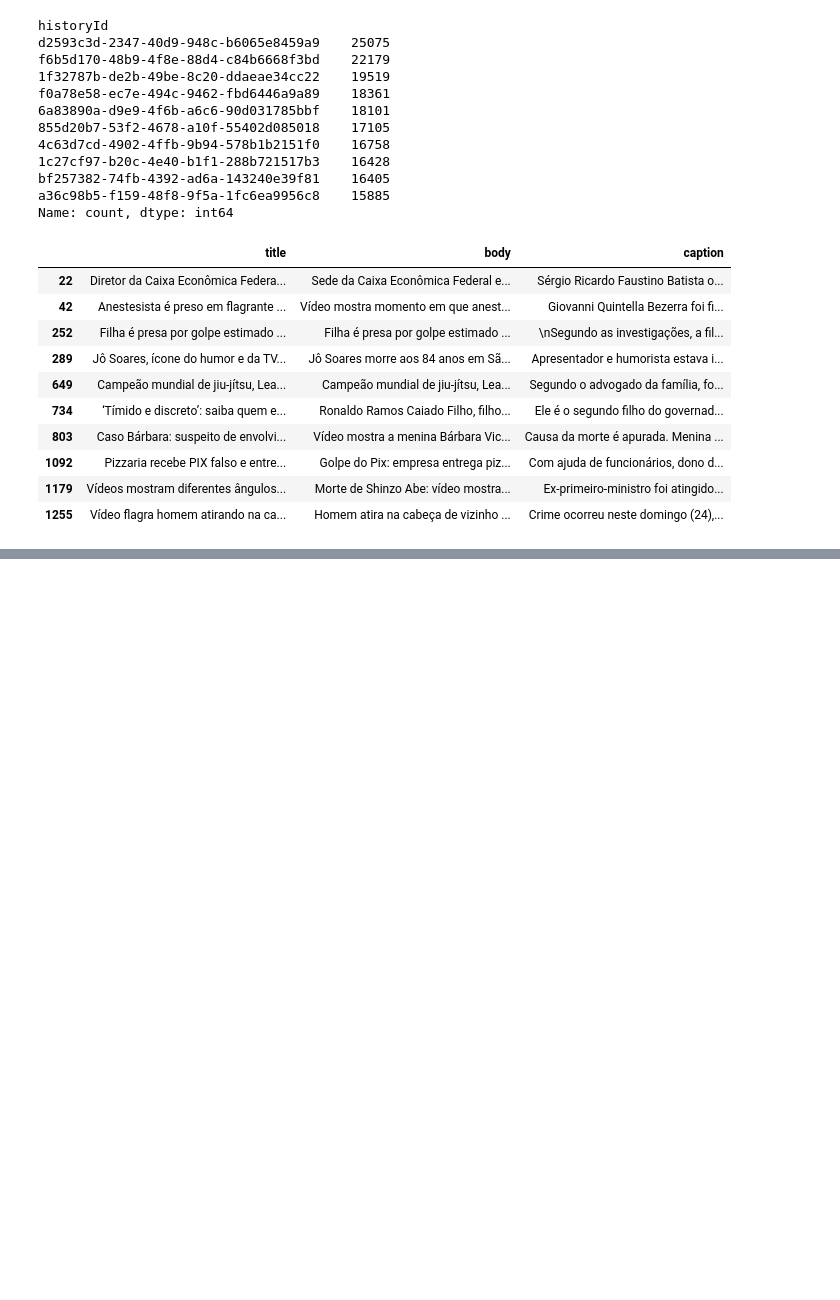
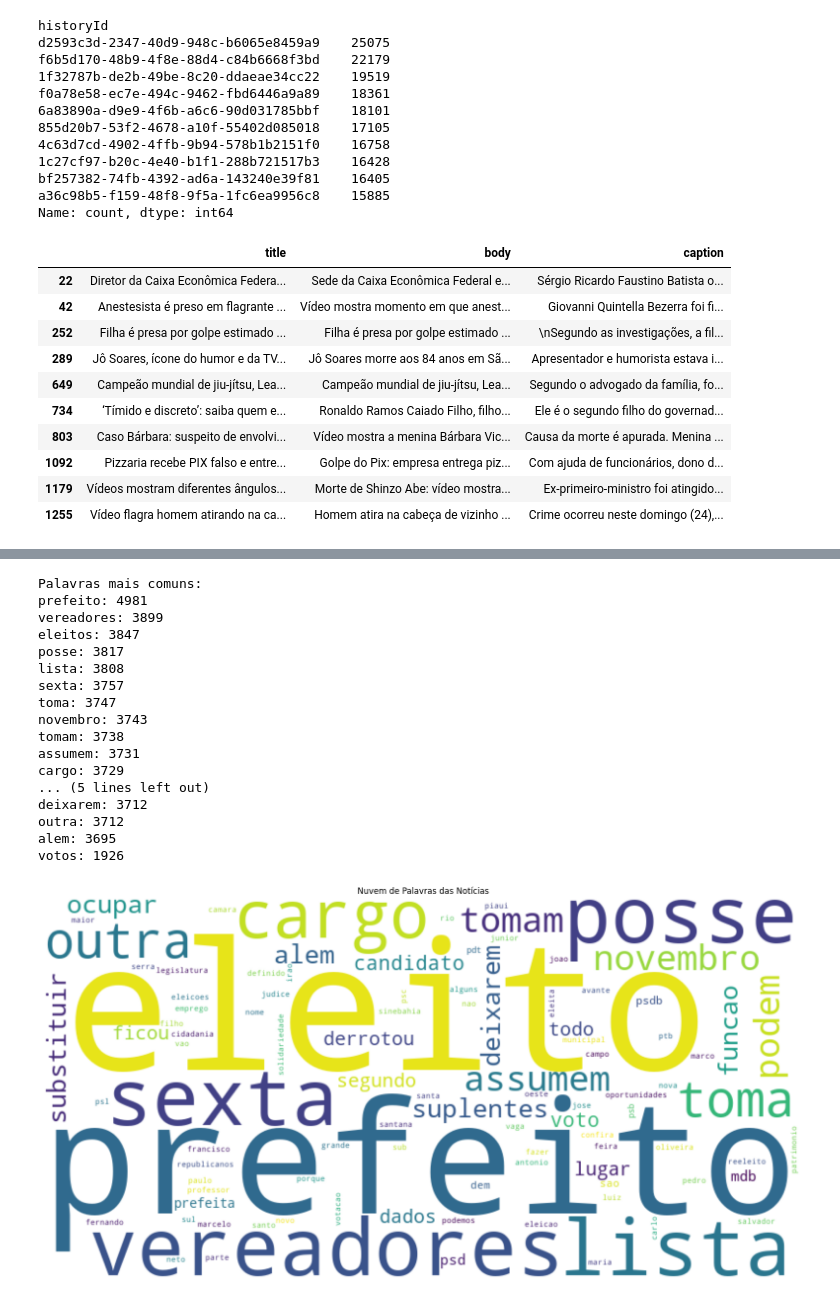
Before and after one commit to gmferratti/ML_Engineer_Datathon, a Jupyter notebook: notebooks/mauricio/eda.ipynb, the cells around one changed output, grey strips where cells are left out. Drawn from its saved outputs; the diff is of its cells as text; code cells hidden in the pictures; blank space fills up the shorter version.

```diff
--- a/notebooks/mauricio/eda.ipynb
+++ b/notebooks/mauricio/eda.ipynb
@@ -250,0 +420,20 @@ Name: count, dtype: int64
+# %%
+# Supondo que decidimos k = 5
+k_final = 5
+kmeans_final = KMeans(n_clusters=k_final, random_state=42)
+labels_final = kmeans_final.fit_predict(X_pca)
+
+df_itens['cluster'] = labels_final
+
+# Visualização 2D (após reduzir com PCA para 2 componentes)
+pca_2d = PCA(n_components=2)
+X_2d = pca_2d.fit_transform(X_pca)
+
+plt.figure(figsize=(8,6))
+plt.scatter(X_2d[:,0], X_2d[:,1], c=labels_final, cmap='viridis')
+plt.colorbar()
+plt.title("Clusters de Notícias - PCA 2D")
+plt.show()
+
+# Agora podemos analisar os clusters, por exemplo
+df_itens.groupby('cluster')['historyId'].count()
@@ -250,0 +625,29 @@ Name: count, dtype: int64
+# %%
+lower_region_mask = news_2d[:, 1] < -0.3
+news_in_islands = df_itens[lower_region_mask]
+
+texts = news_in_islands['title'] + ' ' + news_in_islands['caption']
+processed_texts = [preprocess_text(text) for text in texts]
+
+words = [word for text in processed_texts for word in text.split()]
+most_common = Counter(words).most_common(20)
+
+print("\nPalavras mais comuns:")
+for word, count in most_common:
+    print(f"{word}: {count}")
+
+
+from wordcloud import WordCloud
+import matplotlib.pyplot as plt
+
+wordcloud = WordCloud(width=800, height=400,
+                     background_color='white',
+                     collocations=False,
+                     max_words=100).generate(' '.join(words))
+
+plt.figure(figsize=(20,10))
+plt.imshow(wordcloud, interpolation='bilinear')
+plt.axis('off')
+plt.title('Nuvem de Palavras das Notícias')
+plt.show()
+# %% [output]
@@ -250,0 +665,18 @@ Name: count, dtype: int64
+Palavras mais comuns:
+prefeito: 4981
+vereadores: 3899
+eleitos: 3847
+posse: 3817
+lista: 3808
+sexta: 3757
+toma: 3747
+novembro: 3743
+tomam: 3738
+assumem: 3731
+cargo: 3729
+... (5 lines left out)
+deixarem: 3712
+outra: 3712
+alem: 3695
+votos: 1926
+[figure, added]
```
Also changed, not shown: parts of 30 cells of this notebook, 1 other file.
